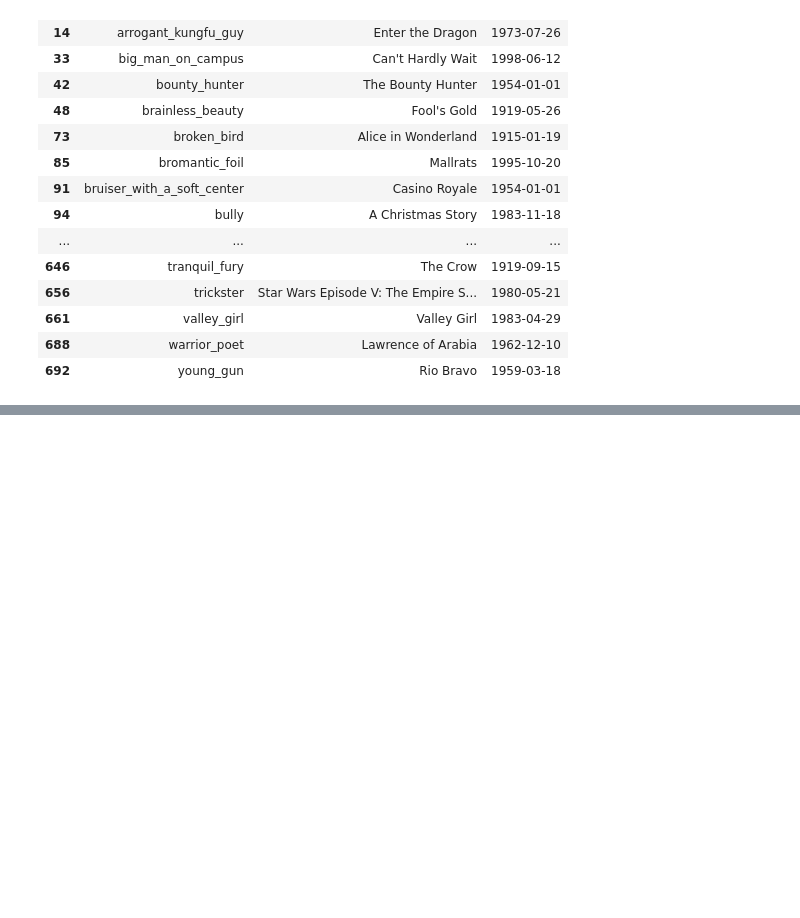
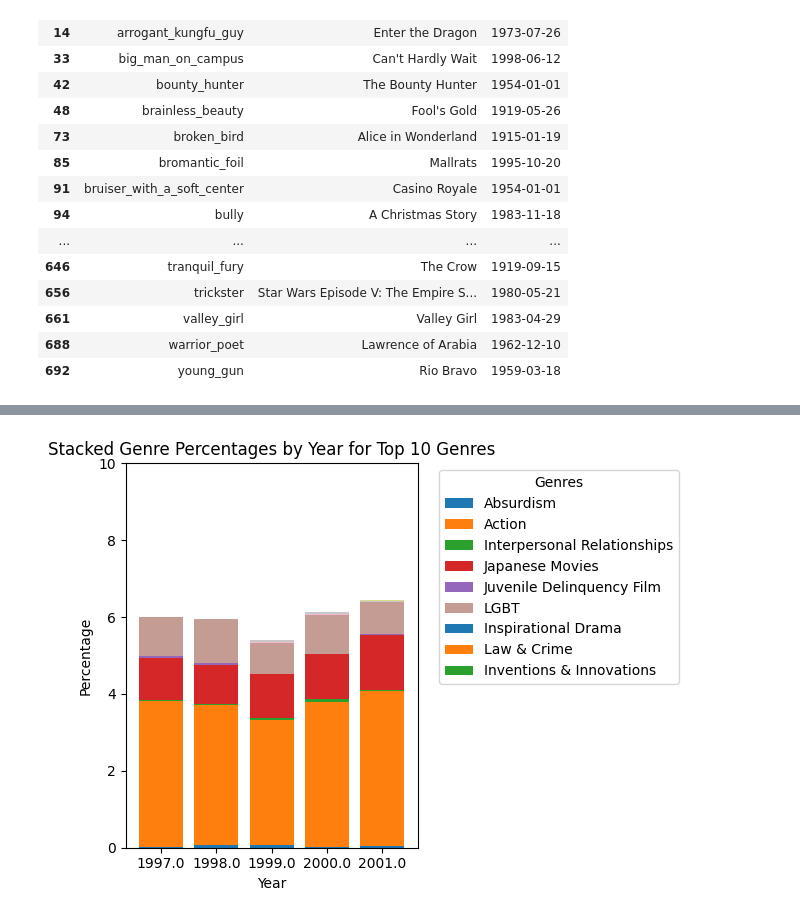
Before and after one commit to epfl-ada/ada-2023-project-thewestbobers, a Jupyter notebook: Untitled.ipynb, the cells around one changed output, grey strips where cells are left out. Drawn from its saved outputs; the diff is of its cells as text; code cells hidden in the pictures; blank space fills up the shorter version.

```diff
--- a/Untitled.ipynb
+++ b/Untitled.ipynb
@@ -312,3 +342,7 @@ pd.reset_option('display.max_rows')
 | 661 | valley_girl | Valley Girl | 1983-04-29 |
 | 688 | warrior_poet | Lawrence of Arabia | 1962-12-10 |
 | 692 | young_gun | Rio Bravo | 1959-03-18 |
+# %%
+most_common = []
+for genre, count in total_counts.most_common(100):
+    most_common.append(genre)
@@ -314,0 +422,15 @@ pd.reset_option('display.max_rows')
+# %%
+# Explode the 'genres' list into separate rows
+df_exploded = df.explode('genres')
+
+# Group by year and genre, then count occurrences
+genre_counts = df_exploded.groupby(['year', 'genres']).size()
+
+# Convert the Series into a DataFrame
+genre_counts_df = genre_counts.reset_index(name='count')
+
+# Calculate the total count for each year
+total_counts = genre_counts_df.groupby('year')['count'].transform('sum')
+
+# Calculate the percentage
+genre_counts_df['percentage'] = (genre_counts_df['count'] / total_counts) * 100
@@ -314,0 +495,60 @@ pd.reset_option('display.max_rows')
+# %%
+
+# Assuming genre_counts_df is your DataFrame
+
+# Filter the DataFrame for the selected years
+years_to_plot = [1997,1998,1999,2000, 2001]  # You can add more years to this list
+data_to_plot = genre_counts_df[genre_counts_df['year'].isin(years_to_plot)]
+
+# Determine the top 10 genres (based on frequency of appearance)
+data_sorted = data_filtered.sort_values(['year', 'genres'])
+
+top_genres = data_sorted ['genres'].value_counts().head(20).index
+
+# Filter the data to include only the top 10 genres
+data_filtered = data_to_plot[data_to_plot['genres'].isin(top_genres)]
+
+# Sort the filtered data by year and then by genres
+data_sorted = data_filtered.sort_values(['year', 'genres'])
+
+# Extract the unique genres and years
+unique_genres = data_sorted['genres'].unique()
+unique_years = data_sorted['year'].unique()
+
+# Assign a unique color for each of the top 10 genres using a different colormap for more variety
+genre_colors = {genre: plt.cm.tab20(i / len(unique_genres)) for i, genre in enumerate(unique_genres)}
+
+# Initialize figure and axis
+fig, ax = plt.subplots()
+
+# Create a stacked bar chart
+for year in unique_years:
+    bottom = np.zeros(len(unique_years))  # Initialize the bottom array for this year
+    year_data = data_sorted[data_sorted['year'] == year]
+
+    for genre in unique_genres:
+        genre_data = year_data[year_data['genres'] == genre]
+        if not genre_data.empty:
+            percentage = genre_data['percentage'].values[0]
+            ax.bar(str(year), percentage, bottom=bottom, color=genre_colors[genre], label=genre)
+            bottom += percentage
+
+# Set y-axis limits to 0-100
+ax.set_ylim(0, 10)
+
+# Add labels and title
+ax.set_xlabel('Year')
+ax.set_ylabel('Percentage')
+ax.set_title('Stacked Genre Percentages by Year for Top 10 Genres')
+
+# Add a legend for genres
+# Place the legend outside of the plot
+ax.legend(genre_colors.keys(), title="Genres", bbox_to_anchor=(1.05, 1), loc='upper left')
+
+# Adjust layout to make room for the legend
+plt.tight_layout()
+
+# Show the plot
+plt.show()
+# %% [output]
+[figure, added]
```
Also changed, not shown: parts of 24 cells of this notebook.
